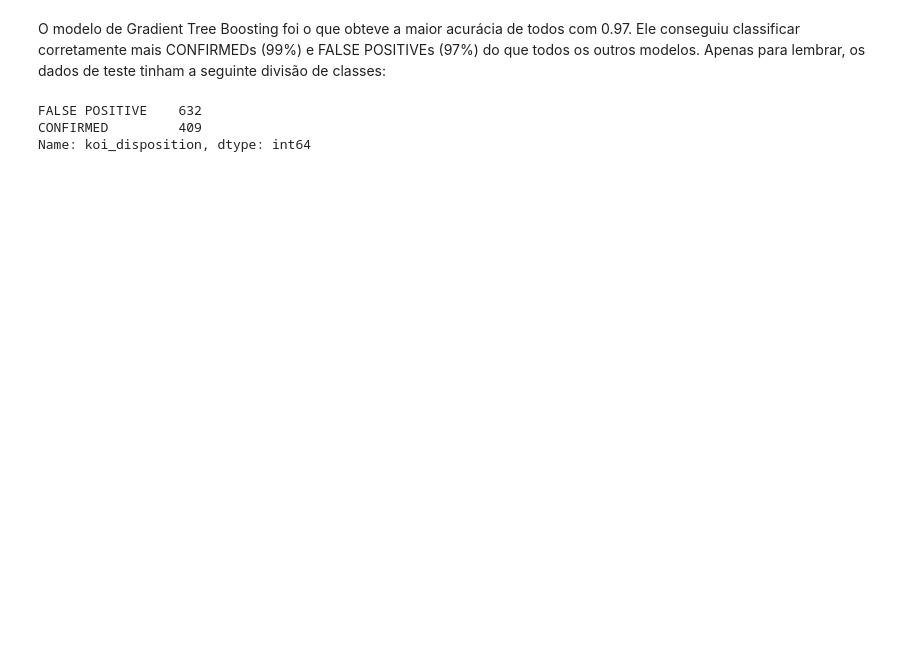
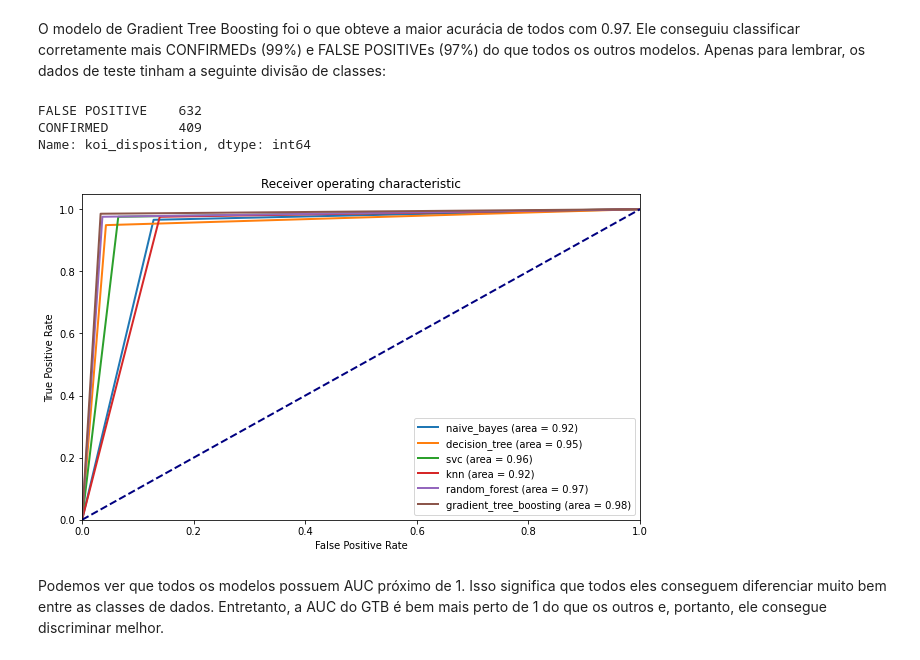
Before and after one commit to Pendulun/ExoplanetsClassifier, a Jupyter notebook: exoplanetsclassifiers.ipynb, the cells around one changed output. Saved outputs shown, nothing was run; the diff lists cells and outputs as text; code cells hidden in the pictures; blank space fills up the shorter version.

Commit message:
Plot all ROCs

```diff
--- a/exoplanetsclassifiers.ipynb
+++ b/exoplanetsclassifiers.ipynb
@@ -619,3 +625,38 @@ y_test.value_counts()
 FALSE POSITIVE    632
 CONFIRMED         409
 Name: koi_disposition, dtype: int64
+# %%
+def plotAllRocCurves(models_info):
+    """
+    https://scikit-learn.org/stable/auto_examples/model_selection/plot_roc.html
+    """
+    plt.figure(figsize=(10,6))
+    lw = 2
+
+    for model_name in (models_info.keys()):
+
+        fpr = models_info[model_name]['fpr']
+        tpr = models_info[model_name]['tpr']
+        aucArea = auc(fpr,tpr)
+        label = model_name + " (area = %.2f)" %aucArea
+        plt.plot(
+            fpr,
+            tpr,
+            lw=lw,
+            label = label
+        )
+
+    plt.plot([0, 1], [0, 1], color="navy", lw=lw, linestyle="--")
+    plt.xlim([0.0, 1.0])
+    plt.ylim([0.0, 1.05])
+    plt.xlabel("False Positive Rate")
+    plt.ylabel("True Positive Rate")
+    plt.title("Receiver operating characteristic")
+    plt.legend(loc="lower right")
+    plt.show()
+# %%
+plotAllRocCurves(models_scores)
+# %% [output]
+[figure, added]
+# %% [markdown]
+Podemos ver que todos os modelos possuem AUC próximo de 1. Isso significa que todos eles conseguem diferenciar muito bem entre as classes de dados. Entretanto, a AUC do GTB é bem mais perto de 1 do que os outros e, portanto, ele consegue discriminar melhor.
```
Also changed, not shown: parts of 13 cells of this notebook.
